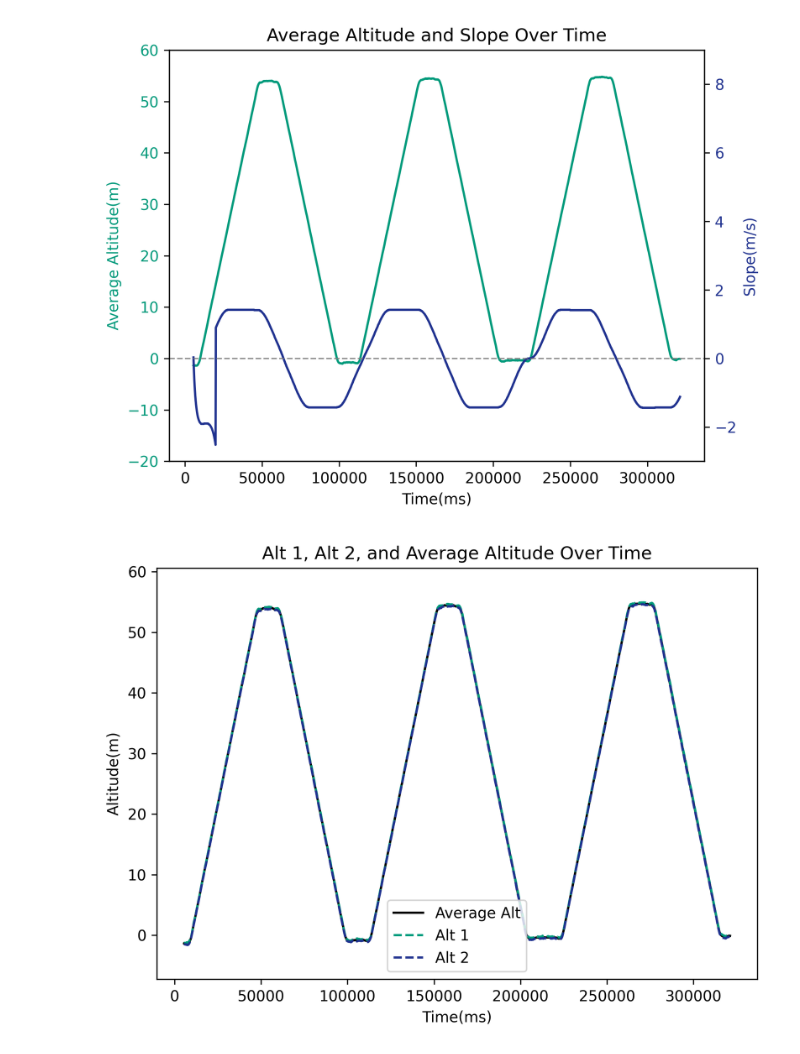
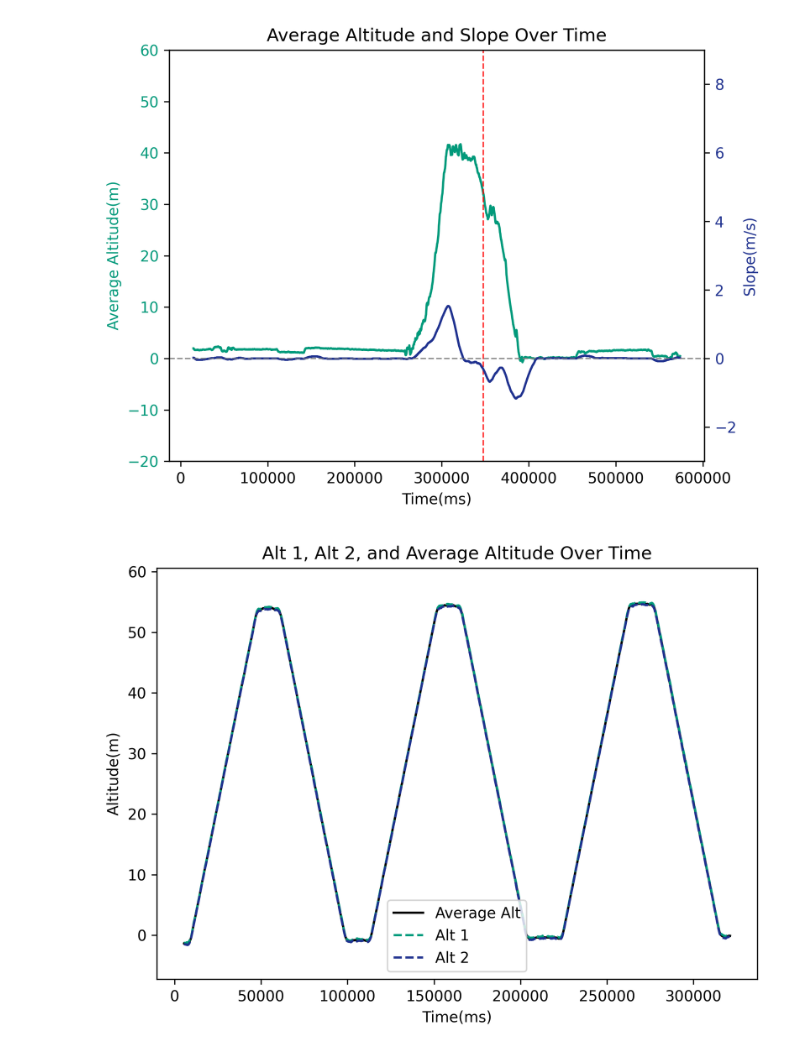
Before and after one commit to happpycorn/2025_Rocket, a Jupyter notebook: Program/Elevator_Test/Read_data.ipynb, the cells around one changed output. Drawn from its saved outputs; the diff is of its cells as text; code cells hidden in the pictures.

Commit message:
data_analyze

```diff
--- a/Program/Elevator_Test/Read_data.ipynb
+++ b/Program/Elevator_Test/Read_data.ipynb
@@ -24,37 +24,41 @@ color_alt = '#019a7b'
 color_slope = '#1f318f'
 
 # 讀取 CSV
-df = pd.read_csv(r'C:\Users\happp\OneDrive\文件\2025_Rocket\Program\Elevator_Test\data-250409.csv')
+df = pd.read_csv(r'C:\Users\happp\OneDrive\文件\2025_Rocket\0412T2.csv')
 # %%
 # 畫圖
 fig, ax1 = plt.subplots(dpi=300)
 
 # 左邊 y 軸：average_alt
 ax1.set_xlabel('Time(ms)')
 ax1.set_ylabel('Average Altitude(m)', color=color_alt)
-ax1.plot(df["Time"], df["average_alt"], color=color_alt, label='Average Altitude')
+ax1.plot(df["Time"], df["Ave_Alt"], color=color_alt, label='Average Altitude')
 ax1.tick_params(axis='y', labelcolor=color_alt)
 ax1.set_ylim(-20, 60)
 
 # 加入左邊 0 線
 ax1.axhline(0, color='gray', linestyle='--', linewidth=1, alpha=0.6)
 
 # 右邊 y 軸：slope
 ax2 = ax1.twinx()
 ax2.set_ylabel('Slope(m/s)', color=color_slope)
-ax2.plot(df["Time"], df["slope"], color=color_slope, label='Slope')
+ax2.plot(df["Time"], df["Slope"], color=color_slope, label='Slope')
 ax2.tick_params(axis='y', labelcolor=color_slope)
 ax2.set_ylim(-3, 9)
 
 # 加入右邊 0 線
 ax2.axhline(0, color='gray', linestyle='--', linewidth=1, alpha=0.6)
 
+# 加入垂直線（假設在 Time = 5000 毫秒）
+vertical_time = 347658
+ax1.axvline(x=vertical_time, color='red', linestyle='--', linewidth=1, alpha=0.8)
+
 # 顯示圖
 plt.title("Average Altitude and Slope Over Time")
 fig.tight_layout()
 plt.show()
 # %% [output]
-[figure, old version]
+[figure, new version]
 # %%
 # 顏色設定
 color_alt1 = '#019a7b'
```
Also changed, not shown: 5 other files.
